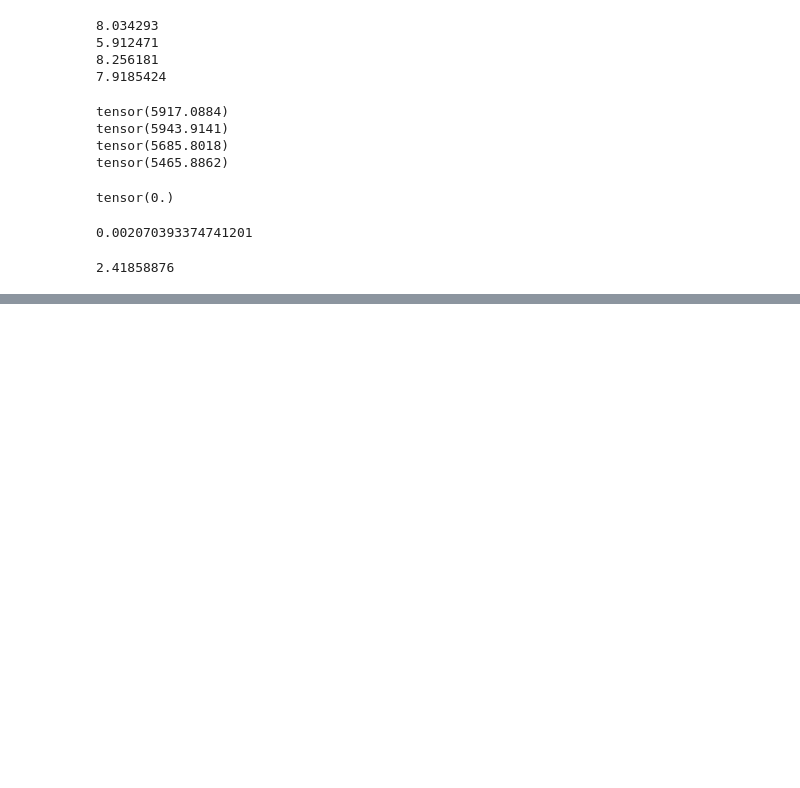
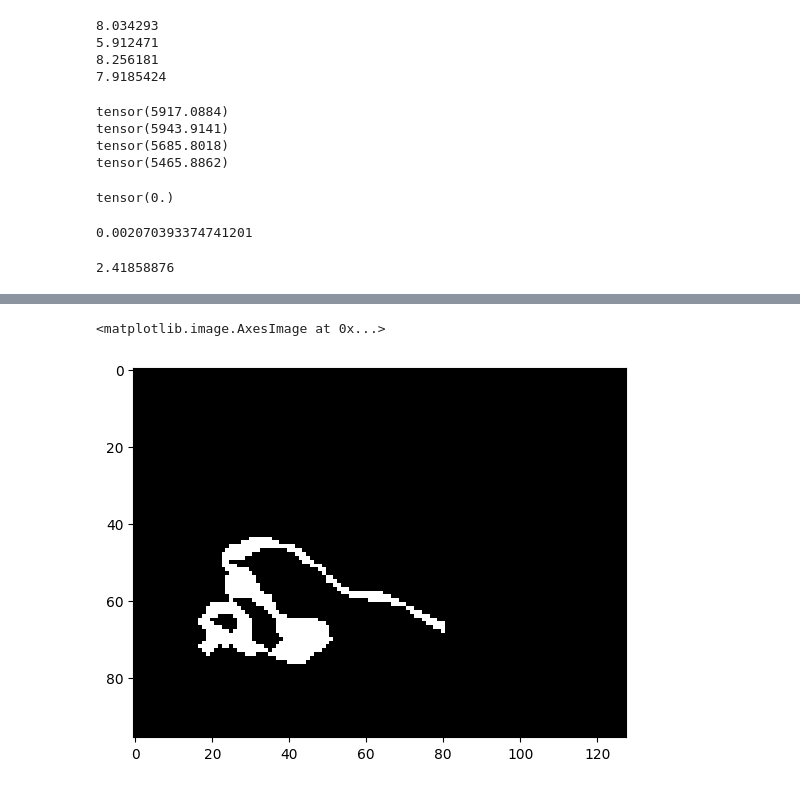
Before and after one commit to simone7monaco/rainfall-prediction, a Jupyter notebook: notebooks/test_model.ipynb, the cells around one changed output, grey strips where cells are left out. Drawn from its saved outputs; the diff is of its cells as text; code cells hidden in the pictures; blank space fills up the shorter version.

```diff
--- a/notebooks/test_model.ipynb
+++ b/notebooks/test_model.ipynb
@@ -212,0 +249,5 @@ tensor(0.)
+# %%
+plt.imshow(y_segm[1, 1].squeeze(), cmap='gray')
+# %% [output]
+<matplotlib.image.AxesImage at 0x...>
+[figure, added]
```
Also changed, not shown: parts of 12 cells of this notebook.
